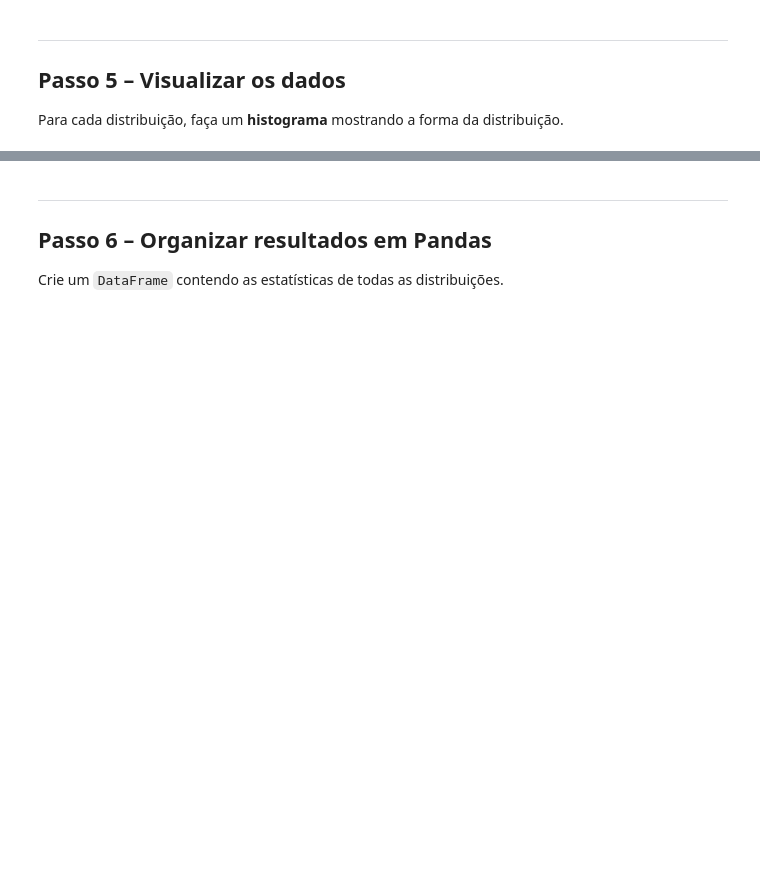
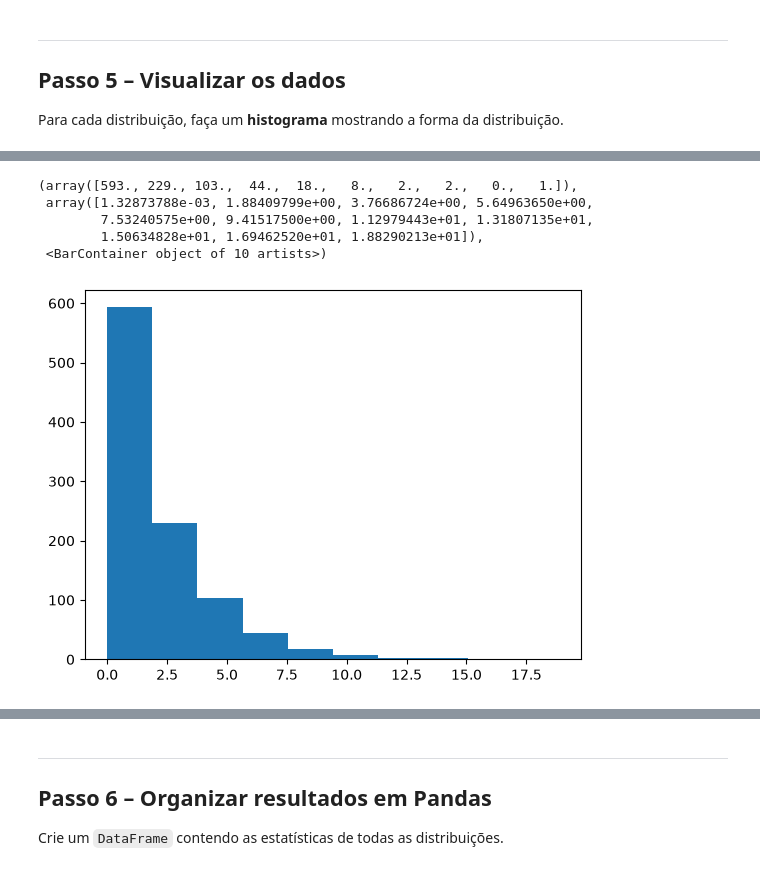
Before and after one commit to mauriciocelini/Programacao-Estatistica, a Jupyter notebook: revisao.ipynb, the cells around one changed output, grey strips where cells are left out. Drawn from its saved outputs; the diff is of its cells as text; code cells hidden in the pictures; blank space fills up the shorter version.

```diff
--- a/revisao.ipynb
+++ b/revisao.ipynb
@@ -94,0 +106,9 @@ Para cada distribuição, faça um **histograma** mostrando a forma da distribui
+# %%
+plt.hist(distribuicoes["Exponencial"]["dados"])
+# %% [output]
+(array([593., 229., 103.,  44.,  18.,   8.,   2.,   2.,   0.,   1.]),
+ array([1.32873788e-03, 1.88409799e+00, 3.76686724e+00, 5.64963650e+00,
+        7.53240575e+00, 9.41517500e+00, 1.12979443e+01, 1.31807135e+01,
+        1.50634828e+01, 1.69462520e+01, 1.88290213e+01]),
+ <BarContainer object of 10 artists>)
+[figure, added]
```
Also changed, not shown: parts of 24 cells of this notebook.
